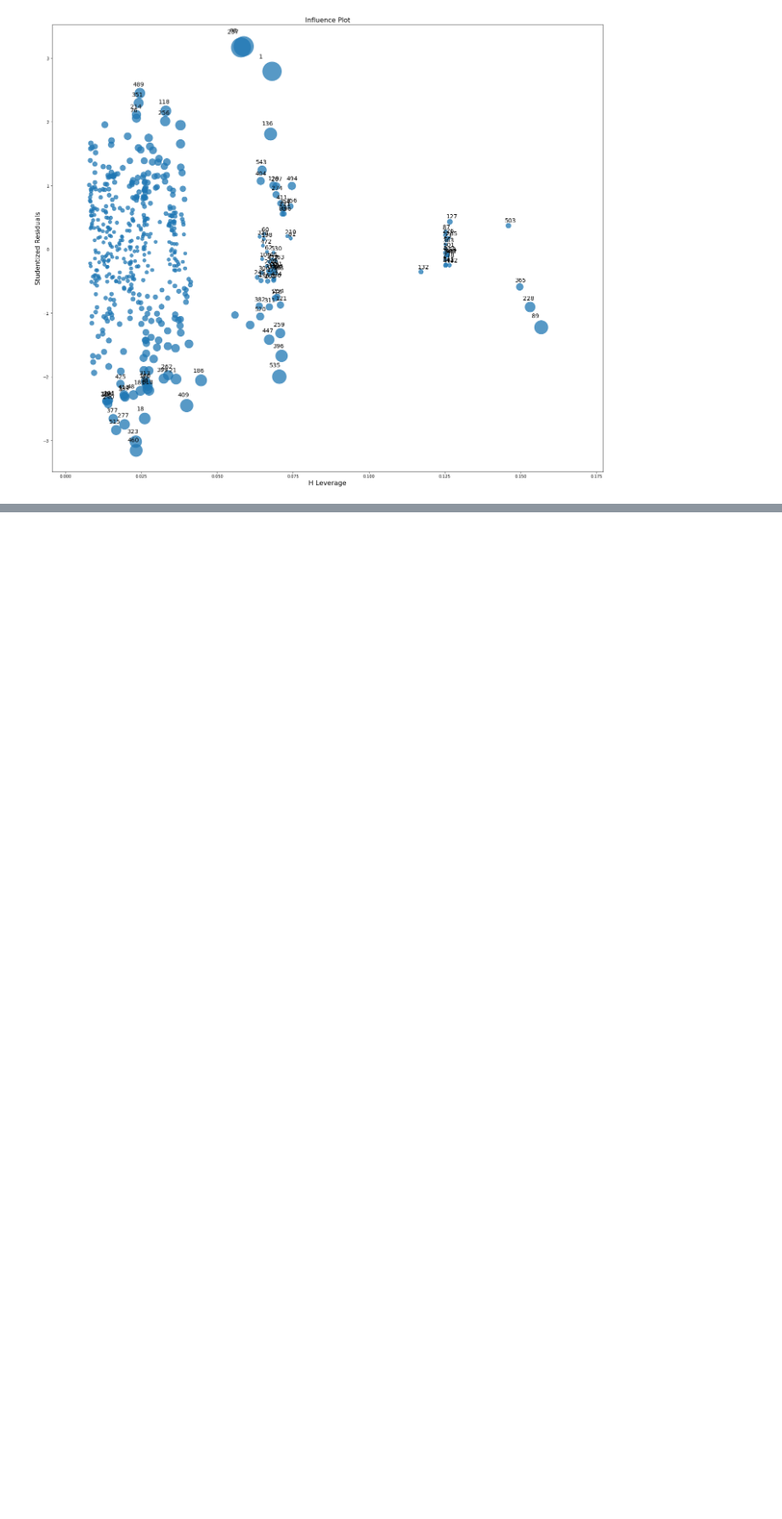
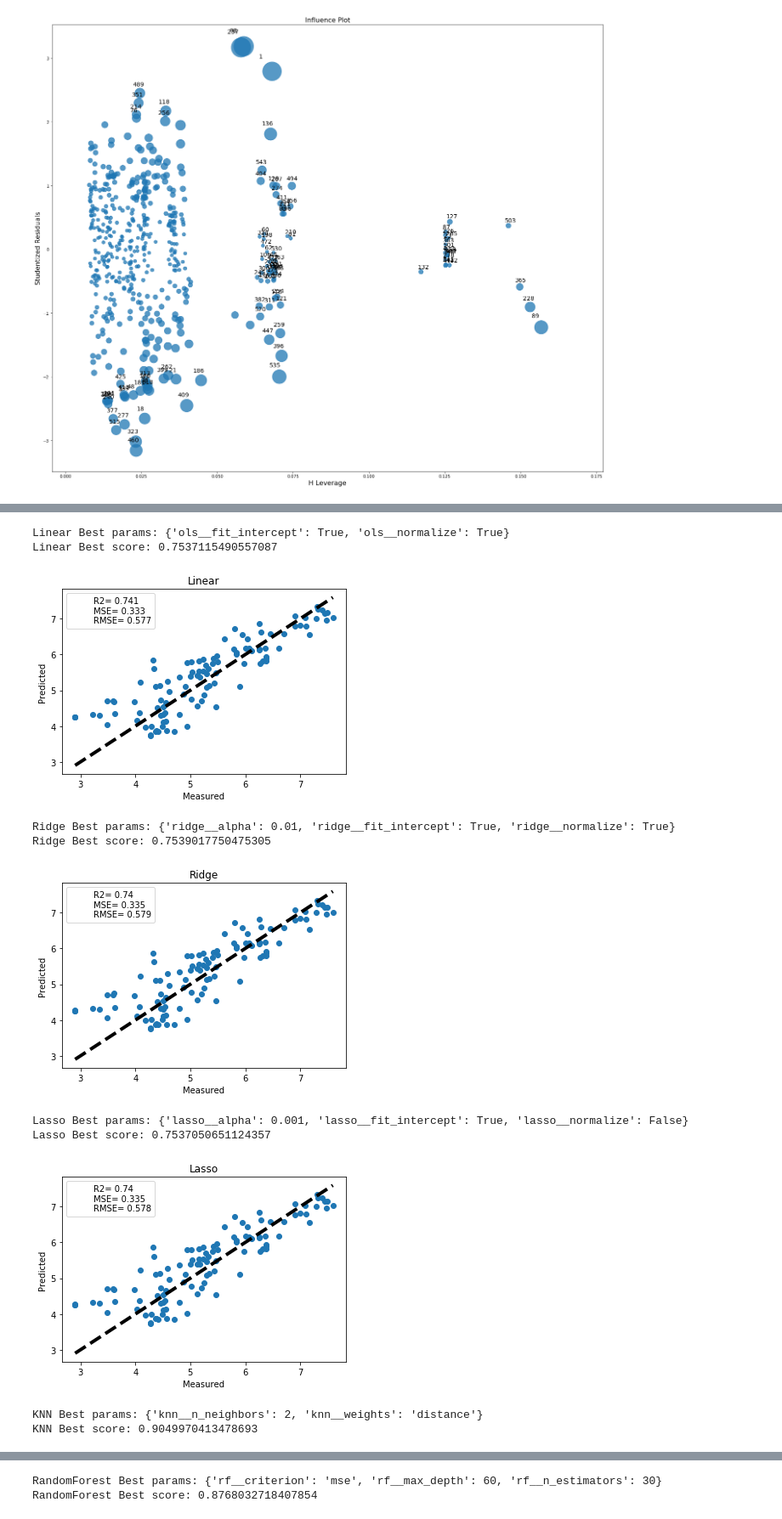
Before and after one commit to nina-driver/Springboard-Capstone-1, a Jupyter notebook: In-Depth Analysis.ipynb, the cells around one changed output, grey strips where cells are left out. Shown at 85% size. Drawn from its saved outputs; the diff is of its cells as text; code cells hidden in the pictures; blank space fills up the shorter version.

```diff
--- a/In-Depth Analysis.ipynb
+++ b/In-Depth Analysis.ipynb
@@ -303,2 +256,0 @@ pipeline_r = Pipeline(steps_r)
-# %%
-pipeline_r.fit(X_train,y_train)
@@ -329,2 +256,0 @@ pipeline_l = Pipeline(steps_l)
-# %%
-pipeline_l.fit(X_train,y_train)
@@ -352,13 +256,0 @@ r2_score(y_test,y_pred_l)
-# %%
-regressors = [y_pred, y_pred_r, y_pred_l]
-for predicted in regressors:
-    fig, ax = plt.subplots()
-    ax.scatter(y_test, predicted)
-    ax.plot([y_test.min(), y_test.max()], [y_test.min(), y_test.max()], 'k--', lw=4)
-    scores = 'R2= ' + str(round(mean_squared_error(y_test, predicted),3)) + '\n'+ 'MSE= ' + str(round(r2_score(y_test, predicted),3))
-    extra = plt.Rectangle((0, 0), 0, 0, fc="w", fill=False,
-                          edgecolor='none', linewidth=0)
-    ax.legend([extra], [scores], loc='upper left')
-    ax.set_xlabel('Measured')
-    ax.set_ylabel('Predicted')
-    plt.show()
@@ -368,0 +259,2 @@ for predicted in regressors:
+# %%
+models = ['Linear', 'Ridge', 'Lasso', 'KNN', 'RandomForest']
@@ -368,0 +306,15 @@ for predicted in regressors:
+# %%
+for model in models:
+    model_score_plot(model)
+# %% [output]
+Linear Best params: {'ols__fit_intercept': True, 'ols__normalize': True}
+Linear Best score: 0.7537115490557087
+[figure, added]
+Ridge Best params: {'ridge__alpha': 0.01, 'ridge__fit_intercept': True, 'ridge__normalize': True}
+Ridge Best score: 0.7539017750475305
+[figure, added]
+Lasso Best params: {'lasso__alpha': 0.001, 'lasso__fit_intercept': True, 'lasso__normalize': False}
+Lasso Best score: 0.7537050651124357
+[figure, added]
+KNN Best params: {'knn__n_neighbors': 2, 'knn__weights': 'distance'}
+KNN Best score: 0.9049970413478693
@@ -368,0 +322,2 @@ for predicted in regressors:
+RandomForest Best params: {'rf__criterion': 'mse', 'rf__max_depth': 60, 'rf__n_estimators': 30}
+RandomForest Best score: 0.8768032718407854
```
Also changed, not shown: parts of 33 cells of this notebook.
